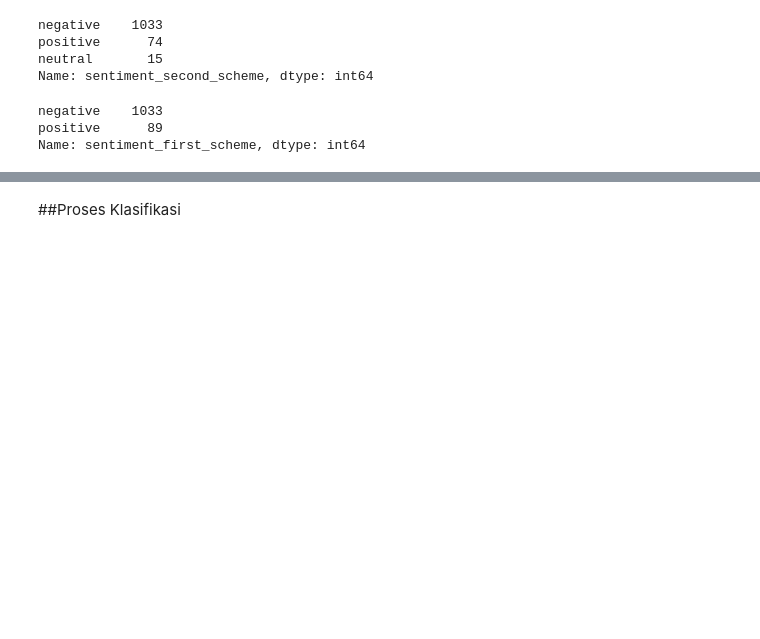
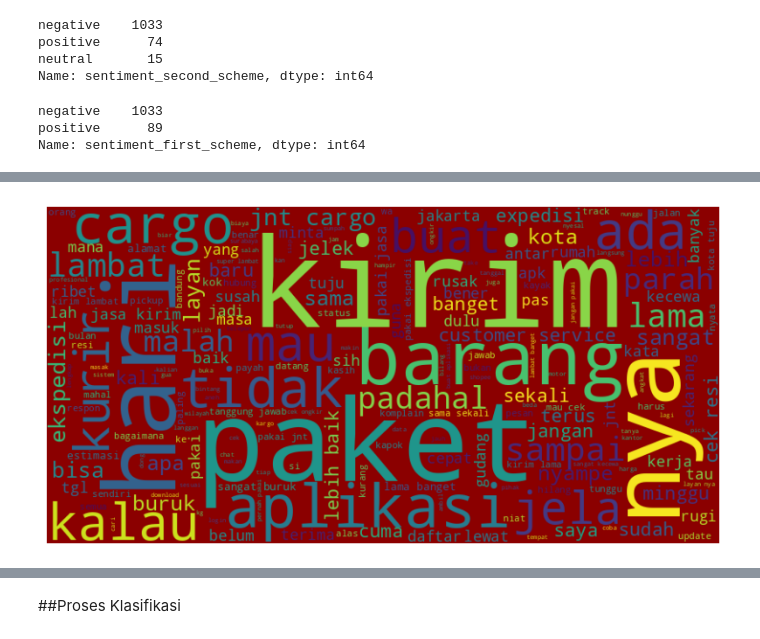
Before and after one commit to MuzniZakiRiyadi/Text_Analysis, a Jupyter notebook: UAS_TEXT_ANALYSIS_MUZNI_ZAKI_RIYADI_2008108010027.ipynb, the cells around one changed output, grey strips where cells are left out. Saved outputs shown, nothing was run; the diff lists cells and outputs as text; code cells hidden in the pictures; blank space fills up the shorter version.

```diff
--- a/UAS_TEXT_ANALYSIS_MUZNI_ZAKI_RIYADI_2008108010027.ipynb
+++ b/UAS_TEXT_ANALYSIS_MUZNI_ZAKI_RIYADI_2008108010027.ipynb
@@ -187,0 +278,15 @@ Name: sentiment_first_scheme, dtype: int64
+# %%
+# Memfilter baris dengan label 'Negative'
+data_negatif = data_review_JNT_Cargo[df['sentiment_second_scheme'] == 'negative']
+# %%
+text_corpus = ' '.join(data_negatif['contentp_clean'].values)
+from wordcloud import WordCloud
+wordcloud = WordCloud(width=800, height=400, background_color='red').generate(text_corpus)
+
+# Display the generated word cloud using matplotlib
+plt.figure(figsize=(10, 5))
+plt.imshow(wordcloud, interpolation='bilinear')
+plt.axis("off")
+plt.show()
+# %% [output]
+[figure, added]
```
Also changed, not shown: parts of 26 cells of this notebook.
